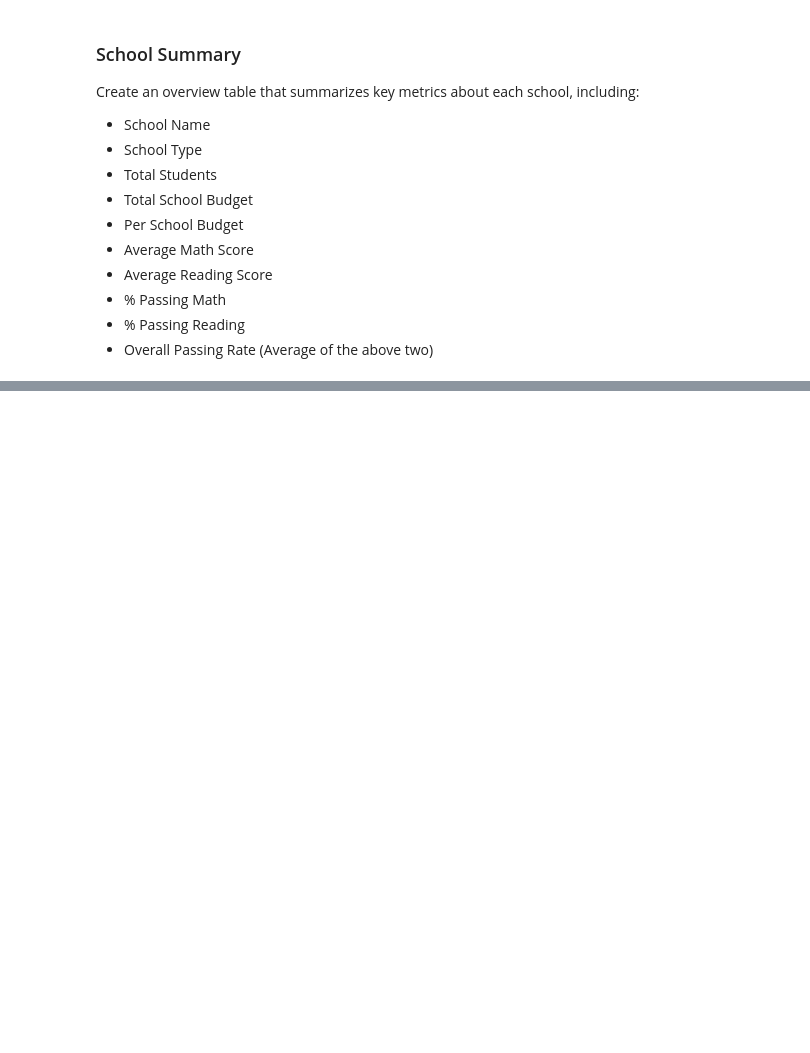
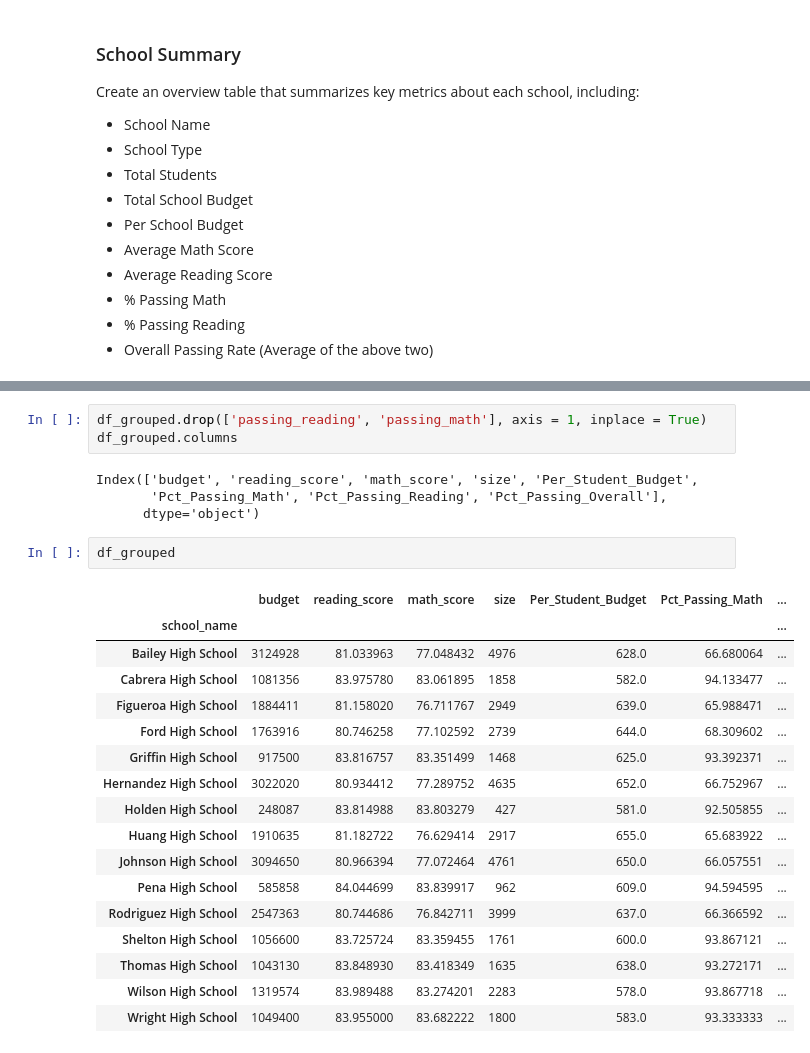
Before and after one commit to gaguinaldo/uscdatabootcamp, a Jupyter notebook: hw-4/hw-4_gta_submission.ipynb, the cells around one changed output, grey strips where cells are left out. Drawn from its saved outputs; the diff is of its cells as text; blank space fills up the shorter version.

```diff
--- a/hw-4/hw-4_gta_submission.ipynb
+++ b/hw-4/hw-4_gta_submission.ipynb
@@ -155,0 +333,27 @@ Create an overview table that summarizes key metrics about each school, includin
+# %%
+df_grouped.drop(['passing_reading', 'passing_math'], axis = 1, inplace = True)
+df_grouped.columns
+# %% [output]
+Index(['budget', 'reading_score', 'math_score', 'size', 'Per_Student_Budget',
+       'Pct_Passing_Math', 'Pct_Passing_Reading', 'Pct_Passing_Overall'],
+      dtype='object')
+# %%
+df_grouped
+# %% [output]
+|  | budget | reading_score | math_score | size | Per_Student_Budget | Pct_Passing_Math | ... |
+| school_name |  |  |  |  |  |  | ... |
+| Bailey High School | 3124928 | 81.033963 | 77.048432 | 4976 | 628.0 | 66.680064 | ... |
+| Cabrera High School | 1081356 | 83.975780 | 83.061895 | 1858 | 582.0 | 94.133477 | ... |
+| Figueroa High School | 1884411 | 81.158020 | 76.711767 | 2949 | 639.0 | 65.988471 | ... |
+| Ford High School | 1763916 | 80.746258 | 77.102592 | 2739 | 644.0 | 68.309602 | ... |
+| Griffin High School | 917500 | 83.816757 | 83.351499 | 1468 | 625.0 | 93.392371 | ... |
+| Hernandez High School | 3022020 | 80.934412 | 77.289752 | 4635 | 652.0 | 66.752967 | ... |
+| Holden High School | 248087 | 83.814988 | 83.803279 | 427 | 581.0 | 92.505855 | ... |
+| Huang High School | 1910635 | 81.182722 | 76.629414 | 2917 | 655.0 | 65.683922 | ... |
+| Johnson High School | 3094650 | 80.966394 | 77.072464 | 4761 | 650.0 | 66.057551 | ... |
+| Pena High School | 585858 | 84.044699 | 83.839917 | 962 | 609.0 | 94.594595 | ... |
+| Rodriguez High School | 2547363 | 80.744686 | 76.842711 | 3999 | 637.0 | 66.366592 | ... |
+| Shelton High School | 1056600 | 83.725724 | 83.359455 | 1761 | 600.0 | 93.867121 | ... |
+| Thomas High School | 1043130 | 83.848930 | 83.418349 | 1635 | 638.0 | 93.272171 | ... |
+| Wilson High School | 1319574 | 83.989488 | 83.274201 | 2283 | 578.0 | 93.867718 | ... |
+| Wright High School | 1049400 | 83.955000 | 83.682222 | 1800 | 583.0 | 93.333333 | ... |
```
Also changed, not shown: parts of 36 cells of this notebook.
